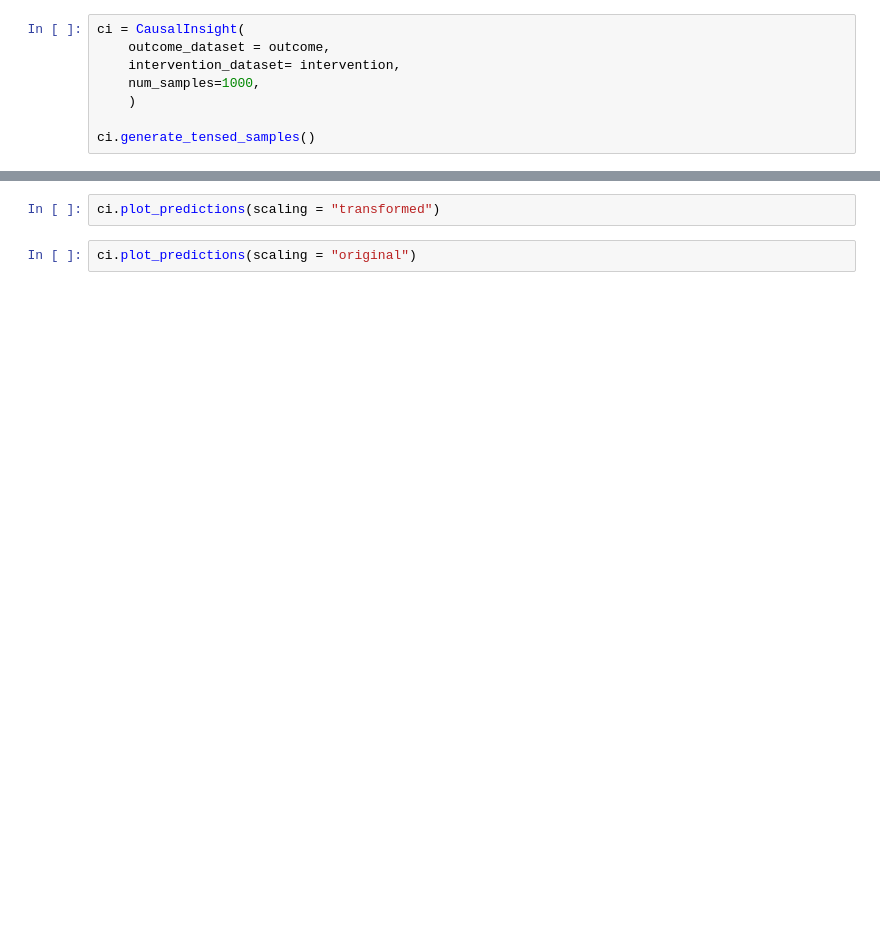
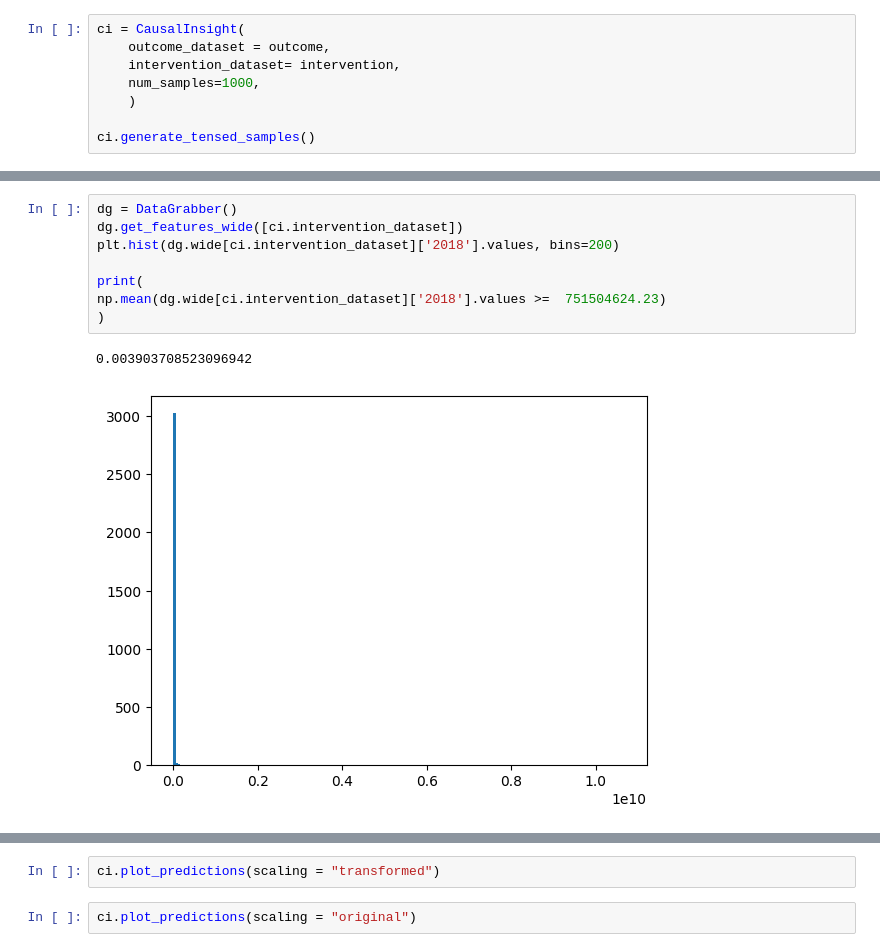
Before and after one commit to BasisResearch/cities, a Jupyter notebook: docs/experimental_notebooks/modeling/revert_predictions.ipynb, the cells around one changed output, grey strips where cells are left out. Saved outputs shown, nothing was run; the diff lists cells and outputs as text; blank space fills up the shorter version.

Commit message:
added original predictions plots

```diff
--- a/docs/experimental_notebooks/modeling/revert_predictions.ipynb
+++ b/docs/experimental_notebooks/modeling/revert_predictions.ipynb
@@ -79,0 +80,11 @@ Name: year, dtype: object
+# %%
+dg = DataGrabber()
+dg.get_features_wide([ci.intervention_dataset])
+plt.hist(dg.wide[ci.intervention_dataset]['2018'].values, bins=200)
+
+print(
+np.mean(dg.wide[ci.intervention_dataset]['2018'].values >=  751504624.23)
+)
+# %% [output]
+0.003903708523096942
+[figure, added]
```
Also changed, not shown: parts of 4 cells of this notebook, 1 other file.
